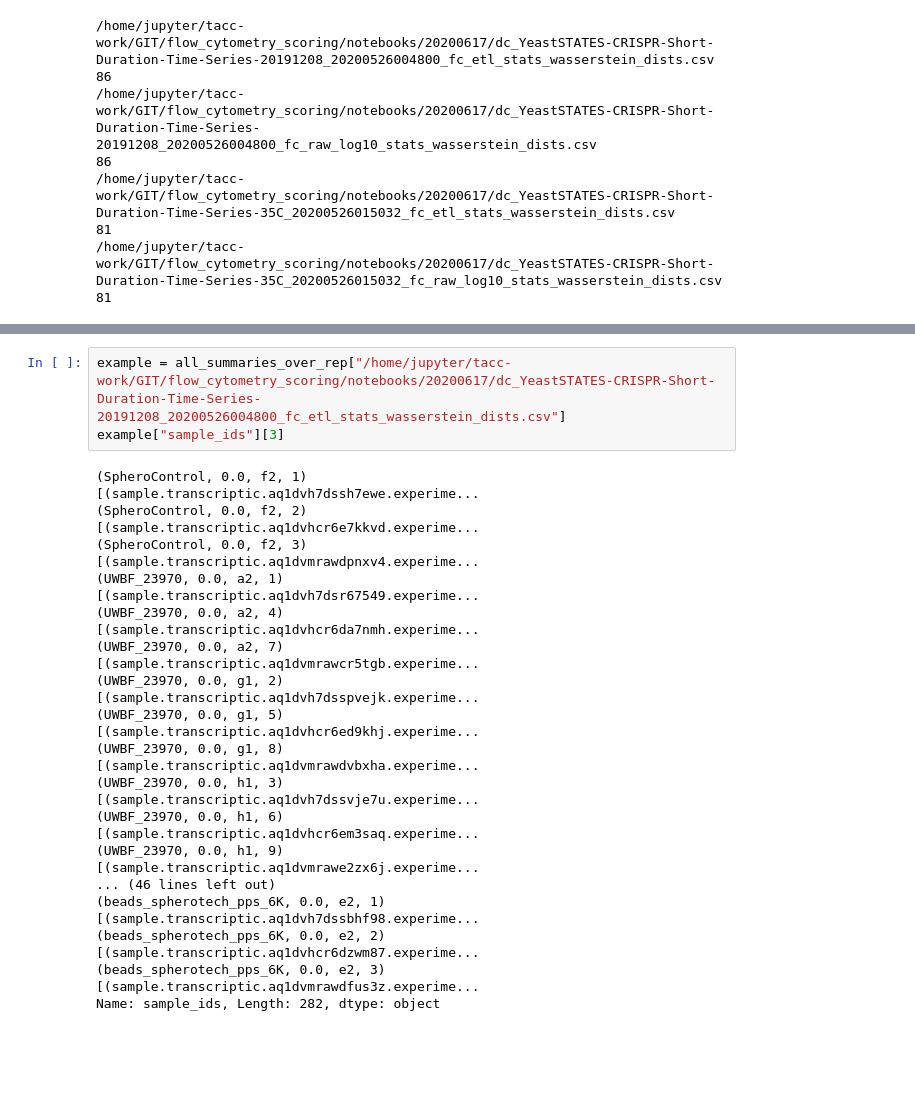
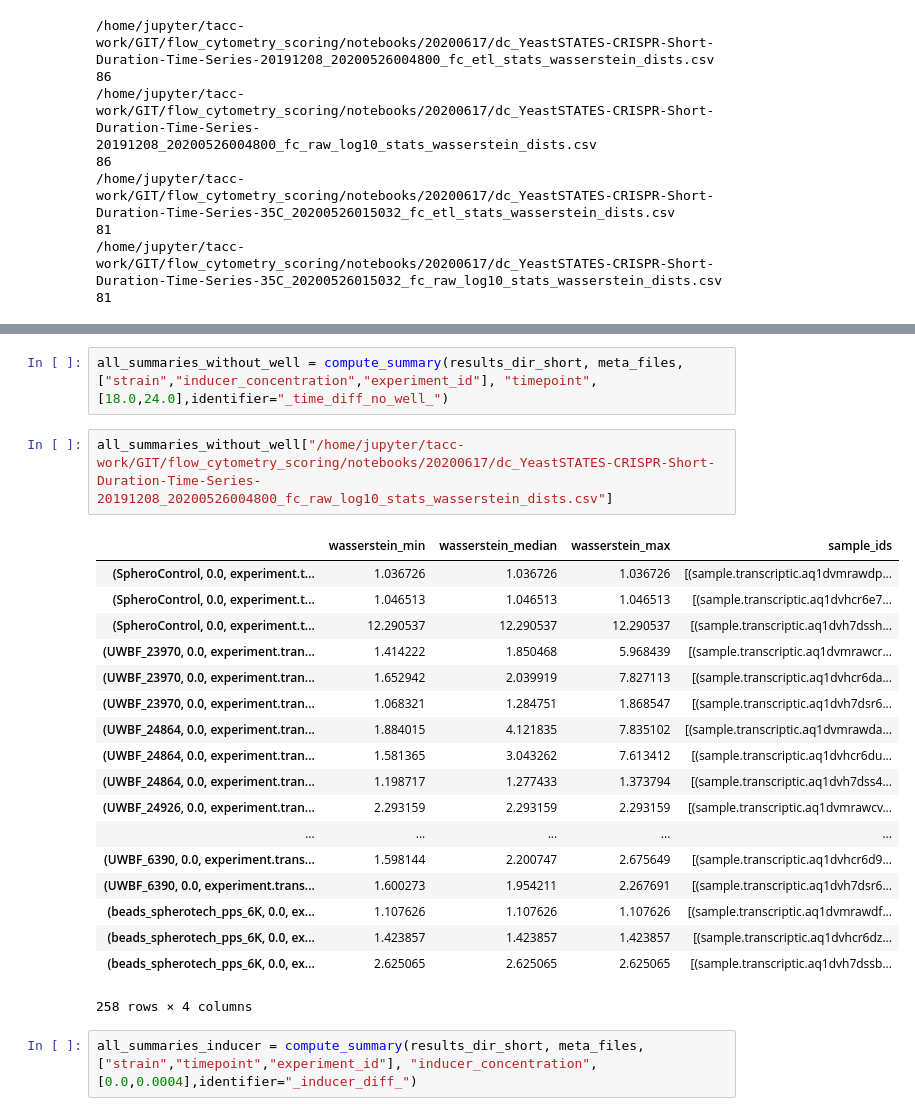
Before and after one commit to SD2E/precomputed-data-table, a Jupyter notebook: notebooks/TenFoldComparisons.ipynb, the cells around one changed output, grey strips where cells are left out. Cells and saved outputs as stored; diff of their text form; blank space fills up the shorter version.

```diff
--- a/notebooks/TenFoldComparisons.ipynb
+++ b/notebooks/TenFoldComparisons.ipynb
@@ -227,22 +215,26 @@ all_summaries_over_rep["/home/jupyter/tacc-work/GIT/flow_cytometry_scoring/noteb
 282 rows × 4 columns
+# %%
+all_summaries_without_well = compute_summary(results_dir_short, meta_files, ["strain","inducer_concentration","experiment_id"], "timepoint", [18.0,24.0],identifier="_time_diff_no_well_")
 # %%
-example = all_summaries_over_rep["/home/jupyter/tacc-work/GIT/flow_cytometry_scoring/notebooks/20200617/dc_YeastSTATES-CRISPR-Short-Duration-Time-Series-20191208_20200526004800_fc_etl_stats_wasserstein_dists.csv"]
-example["sample_ids"][3]
+all_summaries_without_well["/home/jupyter/tacc-work/GIT/flow_cytometry_scoring/notebooks/20200617/dc_YeastSTATES-CRISPR-Short-Duration-Time-Series-20191208_20200526004800_fc_raw_log10_stats_wasserstein_dists.csv"]
 # %% [output]
+|  | wasserstein_min | wasserstein_median | wasserstein_max | sample_ids |
+| (SpheroControl, 0.0, experiment.t... | 1.036726 | 1.036726 | 1.036726 | [(sample.transcriptic.aq1dvmrawdp... |
+| (SpheroControl, 0.0, experiment.t... | 1.046513 | 1.046513 | 1.046513 | [(sample.transcriptic.aq1dvhcr6e7... |
+| (SpheroControl, 0.0, experiment.t... | 12.290537 | 12.290537 | 12.290537 | [(sample.transcriptic.aq1dvh7dssh... |
+| (UWBF_23970, 0.0, experiment.tran... | 1.414222 | 1.850468 | 5.968439 | [(sample.transcriptic.aq1dvmrawcr... |
+| (UWBF_23970, 0.0, experiment.tran... | 1.652942 | 2.039919 | 7.827113 | [(sample.transcriptic.aq1dvhcr6da... |
+| (UWBF_23970, 0.0, experiment.tran... | 1.068321 | 1.284751 | 1.868547 | [(sample.transcriptic.aq1dvh7dsr6... |
+| (UWBF_24864, 0.0, experiment.tran... | 1.884015 | 4.121835 | 7.835102 | [(sample.transcriptic.aq1dvmrawda... |
+| (UWBF_24864, 0.0, experiment.tran... | 1.581365 | 3.043262 | 7.613412 | [(sample.transcriptic.aq1dvhcr6du... |
+| (UWBF_24864, 0.0, experiment.tran... | 1.198717 | 1.277433 | 1.373794 | [(sample.transcriptic.aq1dvh7dss4... |
+| (UWBF_24926, 0.0, experiment.tran... | 2.293159 | 2.293159 | 2.293159 | [(sample.transcriptic.aq1dvmrawcv... |
+| ... | ... | ... | ... | ... |
+| (UWBF_6390, 0.0, experiment.trans... | 1.598144 | 2.200747 | 2.675649 | [(sample.transcriptic.aq1dvhcr6d9... |
+| (UWBF_6390, 0.0, experiment.trans... | 1.600273 | 1.954211 | 2.267691 | [(sample.transcriptic.aq1dvh7dsr6... |
+| (beads_spherotech_pps_6K, 0.0, ex... | 1.107626 | 1.107626 | 1.107626 | [(sample.transcriptic.aq1dvmrawdf... |
+| (beads_spherotech_pps_6K, 0.0, ex... | 1.423857 | 1.423857 | 1.423857 | [(sample.transcriptic.aq1dvhcr6dz... |
+| (beads_spherotech_pps_6K, 0.0, ex... | 2.625065 | 2.625065 | 2.625065 | [(sample.transcriptic.aq1dvh7dssb... |
-(SpheroControl, 0.0, f2, 1)              [(sample.transcriptic.aq1dvh7dssh7ewe.experime...
-(SpheroControl, 0.0, f2, 2)              [(sample.transcriptic.aq1dvhcr6e7kkvd.experime...
-(SpheroControl, 0.0, f2, 3)              [(sample.transcriptic.aq1dvmrawdpnxv4.experime...
-(UWBF_23970, 0.0, a2, 1)                 [(sample.transcriptic.aq1dvh7dsr67549.experime...
-(UWBF_23970, 0.0, a2, 4)                 [(sample.transcriptic.aq1dvhcr6da7nmh.experime...
-(UWBF_23970, 0.0, a2, 7)                 [(sample.transcriptic.aq1dvmrawcr5tgb.experime...
-(UWBF_23970, 0.0, g1, 2)                 [(sample.transcriptic.aq1dvh7dsspvejk.experime...
-(UWBF_23970, 0.0, g1, 5)                 [(sample.transcriptic.aq1dvhcr6ed9khj.experime...
-(UWBF_23970, 0.0, g1, 8)                 [(sample.transcriptic.aq1dvmrawdvbxha.experime...
-(UWBF_23970, 0.0, h1, 3)                 [(sample.transcriptic.aq1dvh7dssvje7u.experime...
-(UWBF_23970, 0.0, h1, 6)                 [(sample.transcriptic.aq1dvhcr6em3saq.experime...
-(UWBF_23970, 0.0, h1, 9)                 [(sample.transcriptic.aq1dvmrawe2zx6j.experime...
-... (46 lines left out)
-(beads_spherotech_pps_6K, 0.0, e2, 1)    [(sample.transcriptic.aq1dvh7dssbhf98.experime...
-(beads_spherotech_pps_6K, 0.0, e2, 2)    [(sample.transcriptic.aq1dvhcr6dzwm87.experime...
-(beads_spherotech_pps_6K, 0.0, e2, 3)    [(sample.transcriptic.aq1dvmrawdfus3z.experime...
-Name: sample_ids, Length: 282, dtype: object
+258 rows × 4 columns
+# %%
+all_summaries_inducer = compute_summary(results_dir_short, meta_files, ["strain","timepoint","experiment_id"], "inducer_concentration", [0.0,0.0004],identifier="_inducer_diff_")
```
Also changed, not shown: parts of 12 cells of this notebook.
